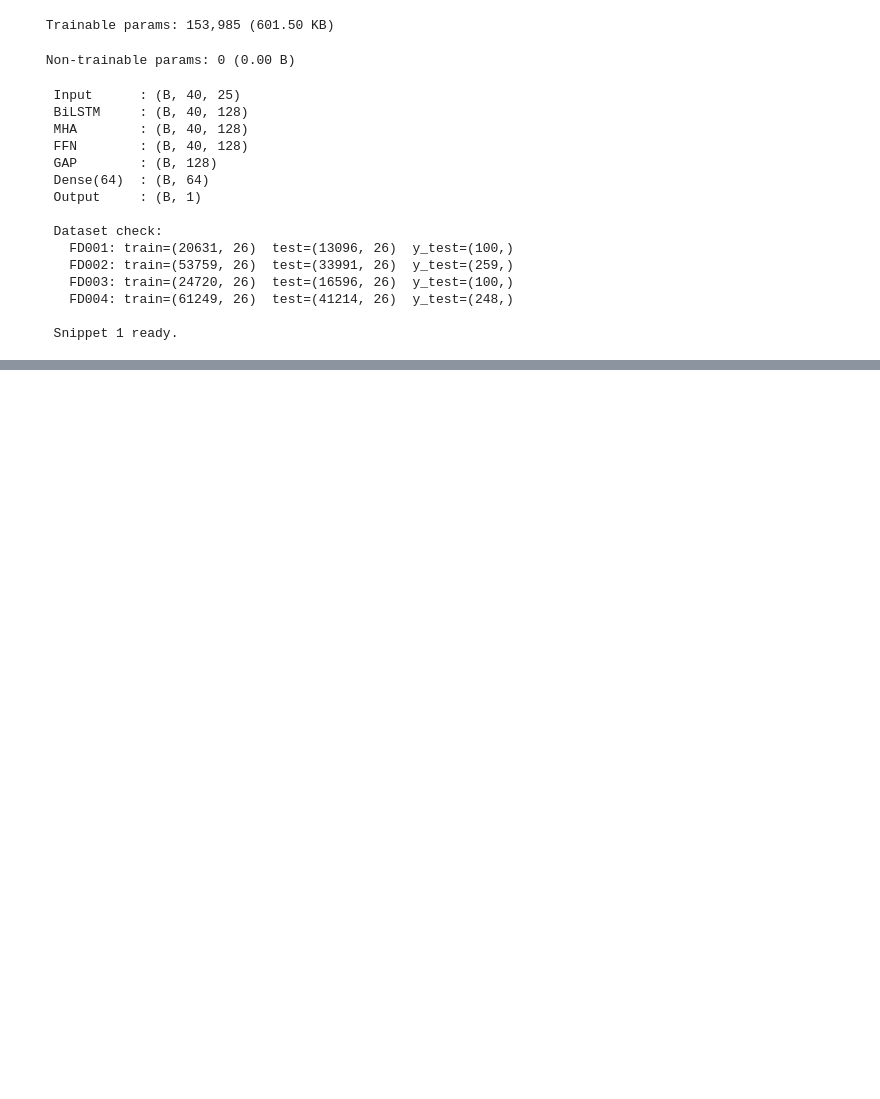
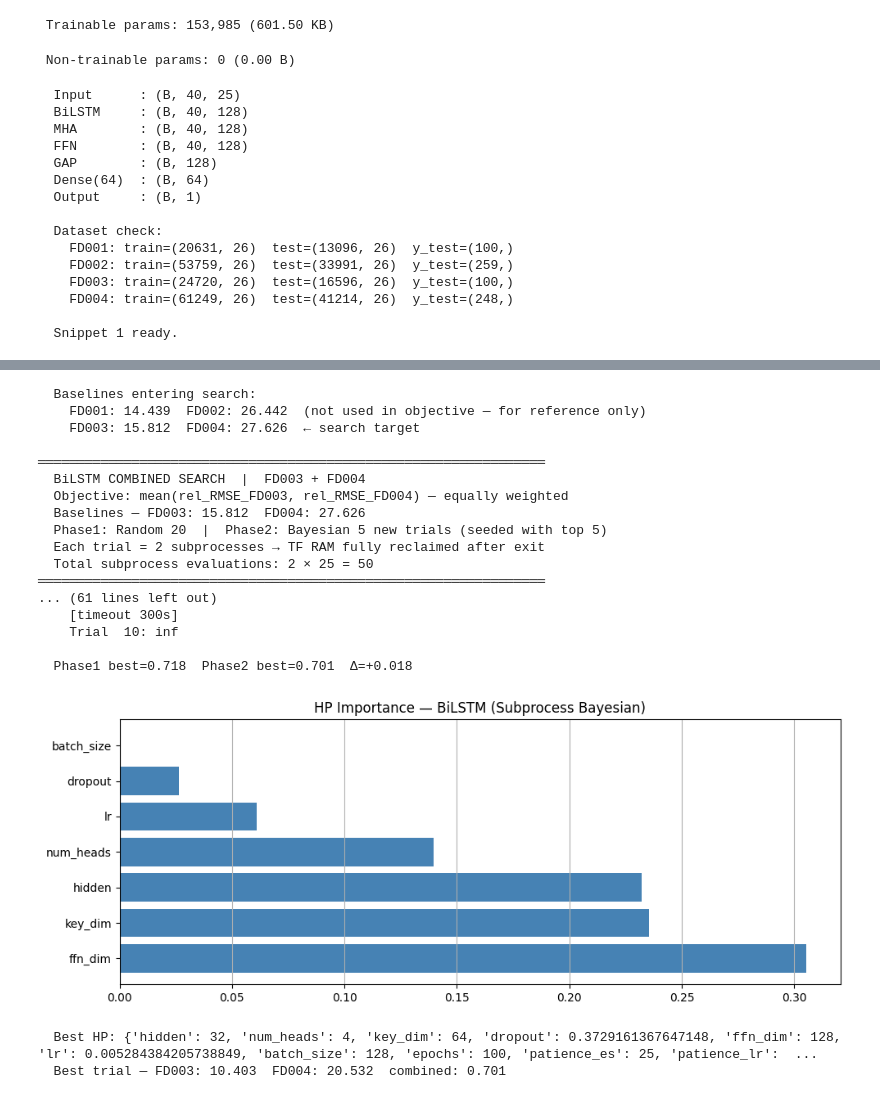
Before and after one commit to PihuCodeTech/Aircraft-Engine-RUL-Prediction, a Jupyter notebook: notebooks/BiLSTM.ipynb, the cells around one changed output, grey strips where cells are left out. Saved outputs shown, nothing was run; the diff lists cells and outputs as text; code cells hidden in the pictures; blank space fills up the shorter version.

```diff
--- a/notebooks/BiLSTM.ipynb
+++ b/notebooks/BiLSTM.ipynb
@@ -767,3 +791,49 @@ best_hp_bilstm, rs_bilstm, bo_bilstm = bilstm_combined_search(
+# %%
+# ══════════════════════════════════════════════════════════════════════════════
+# BiLSTM — SNIPPET 5: RUN SEARCH
+# MODIFIED: baselines extracted from all_results (Phase 0) and passed to the
+# search function. FD001/FD002 baselines stored for Snippet 6 comparison table
+# but NOT used in the search objective.
+# ══════════════════════════════════════════════════════════════════════════════
+
+# Extract FD003 + FD004 baselines from Phase 0 — required by objective
+baselines = {
+    'FD003': all_results['FD003']['rmse'],
+    'FD004': all_results['FD004']['rmse'],
+}
+
+print(f"  Baselines entering search:")
+print(f"    FD001: {all_results['FD001']['rmse']:.3f}  "
+      f"FD002: {all_results['FD002']['rmse']:.3f}  "
+      f"(not used in objective — for reference only)")
+print(f"    FD003: {baselines['FD003']:.3f}  "
+      f"FD004: {baselines['FD004']:.3f}  ← search target")
+
+best_hp_bilstm, rs_bilstm, bo_bilstm = bilstm_combined_search(
+    n_random=20, n_bayes=5, top_n=5,
+    baselines=baselines,
+    epochs_search=40)
+# %% [output]
+  Baselines entering search:
+    FD001: 14.439  FD002: 26.442  (not used in objective — for reference only)
+    FD003: 15.812  FD004: 27.626  ← search target
+
+═════════════════════════════════════════════════════════════════
+  BiLSTM COMBINED SEARCH  |  FD003 + FD004
+  Objective: mean(rel_RMSE_FD003, rel_RMSE_FD004) — equally weighted
+  Baselines — FD003: 15.812  FD004: 27.626
+  Phase1: Random 20  |  Phase2: Bayesian 5 new trials (seeded with top 5)
+  Each trial = 2 subprocesses → TF RAM fully reclaimed after exit
+  Total subprocess evaluations: 2 × 25 = 50
+═════════════════════════════════════════════════════════════════
+... (61 lines left out)
+    [timeout 300s]
+    Trial  10: inf
+
+  Phase1 best=0.718  Phase2 best=0.701  Δ=+0.018
+[figure, added]
+  Best HP: {'hidden': 32, 'num_heads': 4, 'key_dim': 64, 'dropout': 0.3729161367647148, 'ffn_dim': 128, 'lr': 0.005284384205738849, 'batch_size': 128, 'epochs': 100, 'patience_es': 25, 'patience_lr':  ...
+  Best trial — FD003: 10.403  FD004: 20.532  combined: 0.701
 # %%
 # ══════════════════════════════════════════════════════════════════════════════
 # BiLSTM — SNIPPET 6: RETRAIN BEST HP ON ALL 4 DATASETS
```
Also changed, not shown: parts of 8 cells of this notebook.
